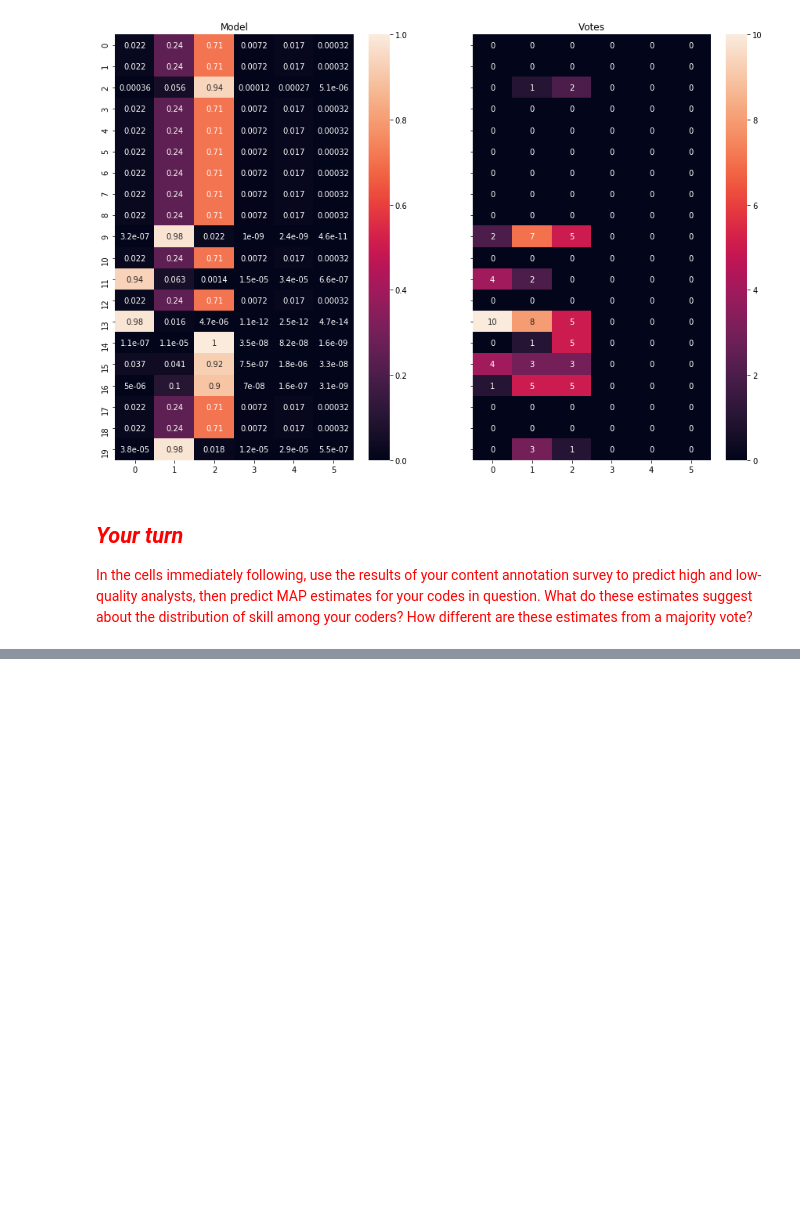
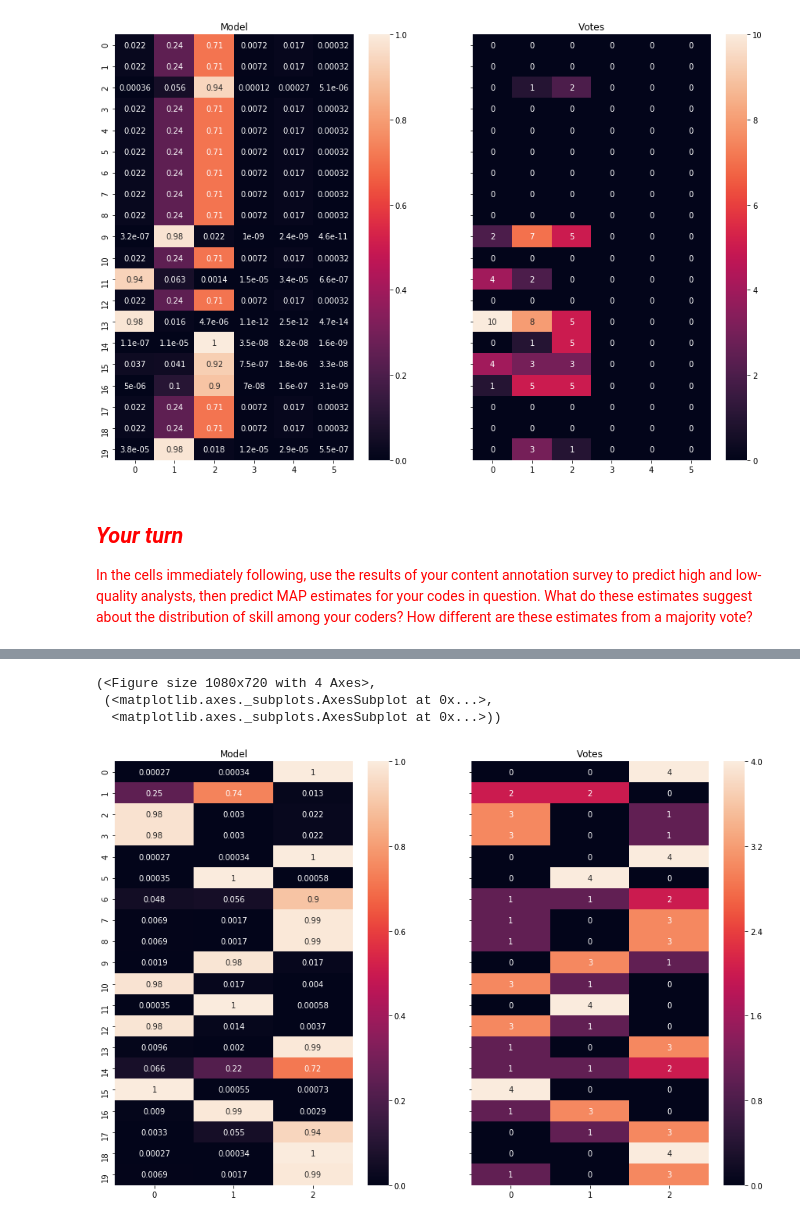
Before and after one commit to laurenjli/Content-Analysis-2020, a Jupyter notebook: week-2/2-Reliability.ipynb, the cells around one changed output, grey strips where cells are left out. Cells and saved outputs as stored; diff of their text form; code cells hidden in the pictures; blank space fills up the shorter version.

```diff
--- a/week-2/2-Reliability.ipynb
+++ b/week-2/2-Reliability.ipynb
@@ -1107,2 +1131,8 @@ plt.show()
 # %%
 # go off of the hotel reviews example
+makeQuestionComparison(model, anno)
+# %% [output]
+(<Figure size 1080x720 with 4 Axes>,
+ (<matplotlib.axes._subplots.AxesSubplot at 0x...>,
+  <matplotlib.axes._subplots.AxesSubplot at 0x...>))
+[figure, added]
```
Also changed, not shown: parts of 8 cells of this notebook.
